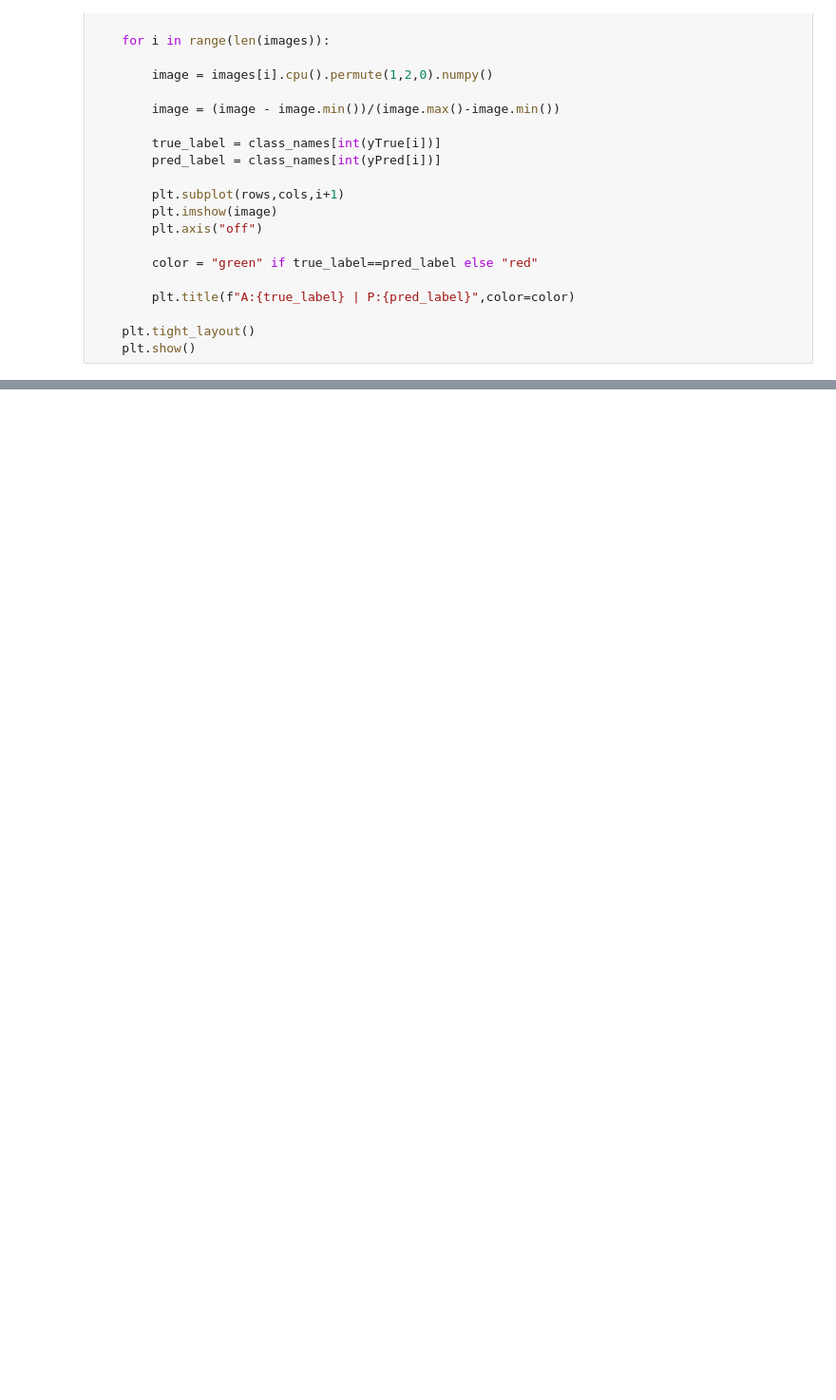
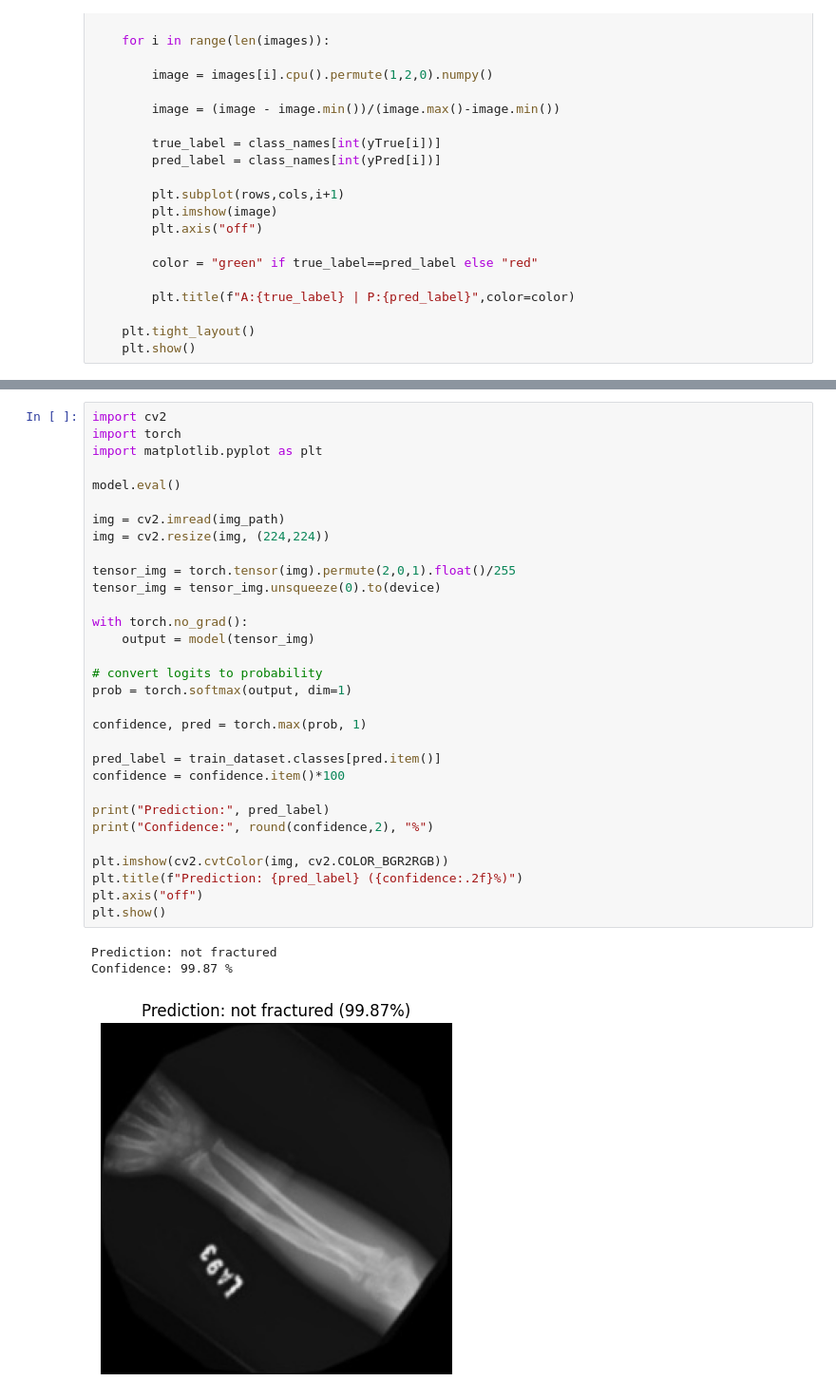
Before and after one commit to Harsh2023UCI8026/hackbio, a Jupyter notebook: hackbio .ipynb, the cells around one changed output, grey strips where cells are left out. Shown at 95% size. Drawn from its saved outputs; the diff is of its cells as text; blank space fills up the shorter version.

```diff
--- a/hackbio .ipynb
+++ b/hackbio .ipynb
@@ -1442,0 +1459,35 @@ plt.show()
+# %%
+import cv2
+import torch
+import matplotlib.pyplot as plt
+
+model.eval()
+
+img = cv2.imread(img_path)
+img = cv2.resize(img, (224,224))
+
+tensor_img = torch.tensor(img).permute(2,0,1).float()/255
+tensor_img = tensor_img.unsqueeze(0).to(device)
+
+with torch.no_grad():
+    output = model(tensor_img)
+
+# convert logits to probability
+prob = torch.softmax(output, dim=1)
+
+confidence, pred = torch.max(prob, 1)
+
+pred_label = train_dataset.classes[pred.item()]
+confidence = confidence.item()*100
+
+print("Prediction:", pred_label)
+print("Confidence:", round(confidence,2), "%")
+
+plt.imshow(cv2.cvtColor(img, cv2.COLOR_BGR2RGB))
+plt.title(f"Prediction: {pred_label} ({confidence:.2f}%)")
+plt.axis("off")
+plt.show()
+# %% [output]
+Prediction: not fractured
+Confidence: 99.87 %
+[figure, added]
```
Also changed, not shown: parts of 41 cells of this notebook.
